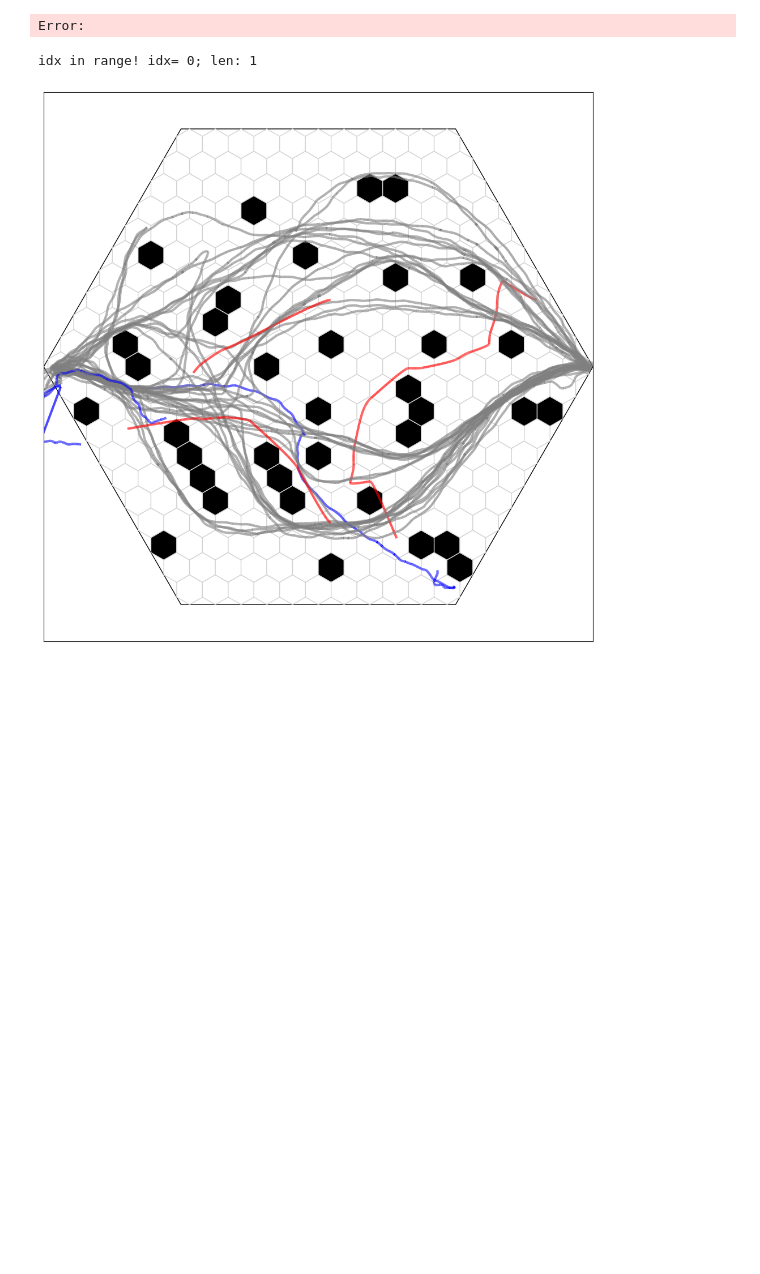
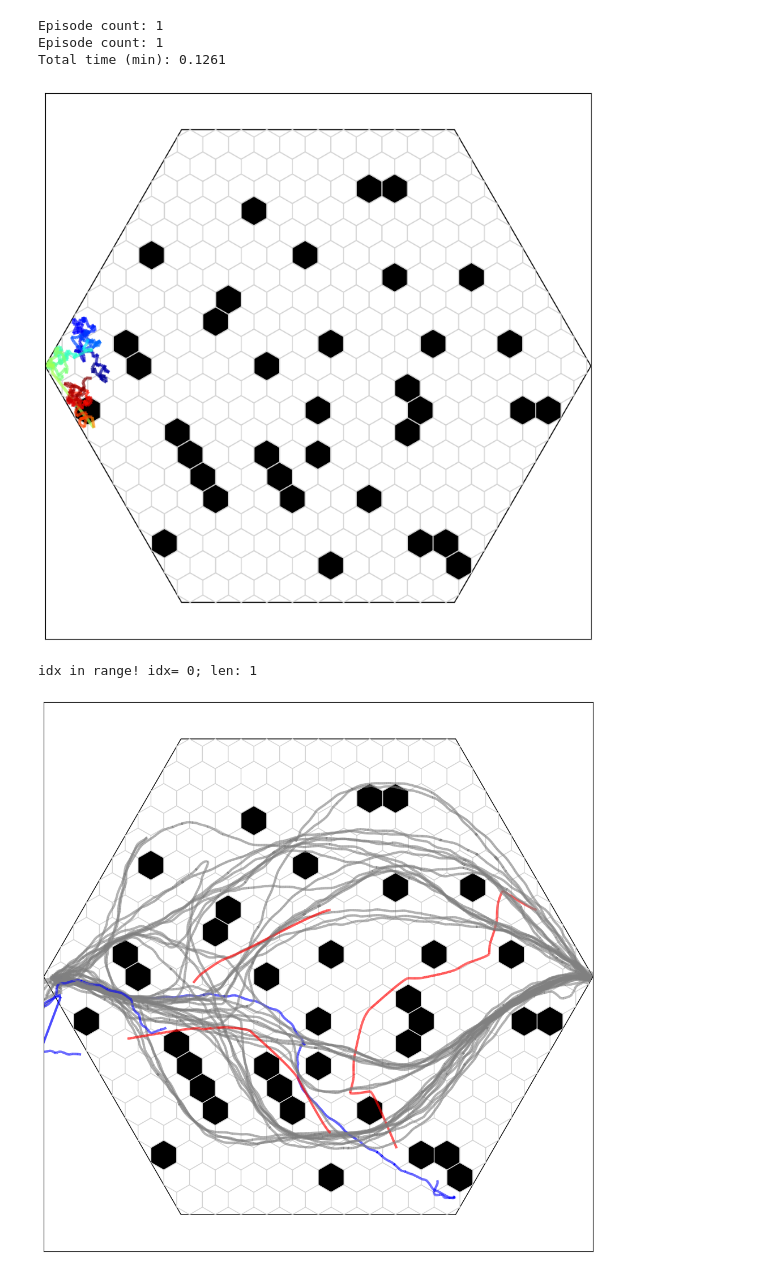
Before and after one commit to felixmaldonadoos/CellworldServer, a Jupyter notebook: main/cpp/robot_controller/visualization/plotting.ipynb, the cells around one changed output. Cells and saved outputs as stored; diff of their text form; code cells hidden in the pictures; blank space fills up the shorter version.

Commit message:
post crown

```diff
--- a/main/cpp/robot_controller/visualization/plotting.ipynb
+++ b/main/cpp/robot_controller/visualization/plotting.ipynb
@@ -1,13 +1,17 @@
 # %%
 import sys
+from plottinglib.plotting_vr_logs import *
 if 'plottinglib.plotting_vr_logs' in sys.modules:
     del sys.modules['plottinglib.plotting_vr_logs']
     from plottinglib.plotting_vr_logs import *
 
-file = "../logs/crown_alexander_10182024_095507.json"
+file = "../logs/crownsim_11152024_101525.json"
 plot_experiment(file)
 # %% [output]
-Error:
+Episode count: 1
+Episode count: 1
+Total time (min): 0.1261
+[figure, added]
 # %%
 from plottinglib.plotting_vr_logs import *
 import sys
```
Also changed, not shown: 4 other files.
